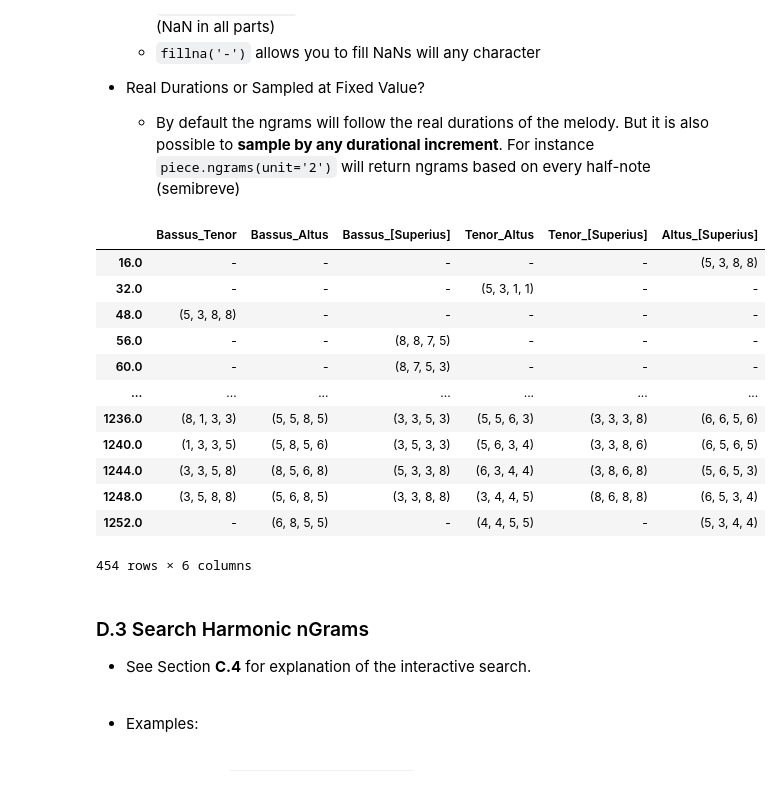
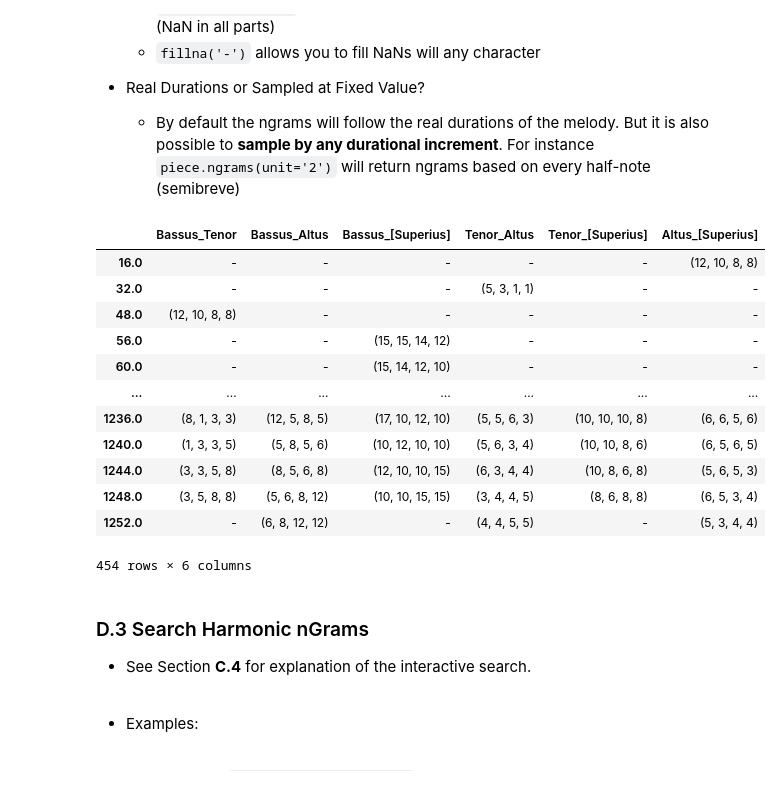
Before and after one commit to RichardFreedman/CRIM_JHUB, a Jupyter notebook: CRIM_02_Melodic_Harmonic.ipynb, the cells around one changed output. Drawn from its saved outputs; the diff is of its cells as text; code cells hidden in the pictures.

```diff
--- a/CRIM_02_Melodic_Harmonic.ipynb
+++ b/CRIM_02_Melodic_Harmonic.ipynb
@@ -383,21 +436,21 @@ piece.detailIndex(harm, offset=True)
 * Real Durations or Sampled at Fixed Value?
     * By default the ngrams will follow the real durations of the melody.  But it is also possible to **sample by any durational increment**.  For instance `piece.ngrams(unit='2')` will return ngrams based on every half-note (semibreve)
 # %%
-har = piece.harmonic(kind="d", compound=False)
+har = piece.harmonic(kind="d", compound=True)
 piece.ngrams(df=har, n=4).fillna('-')
 # %% [output]
 |  | Bassus_Tenor | Bassus_Altus | Bassus_[Superius] | Tenor_Altus | Tenor_[Superius] | Altus_[Superius] |
-| 16.0 | - | - | - | - | - | (5, 3, 8, 8) |
+| 16.0 | - | - | - | - | - | (12, 10, 8, 8) |
 | 32.0 | - | - | - | (5, 3, 1, 1) | - | - |
-| 48.0 | (5, 3, 8, 8) | - | - | - | - | - |
-| 56.0 | - | - | (8, 8, 7, 5) | - | - | - |
-| 60.0 | - | - | (8, 7, 5, 3) | - | - | - |
+| 48.0 | (12, 10, 8, 8) | - | - | - | - | - |
+| 56.0 | - | - | (15, 15, 14, 12) | - | - | - |
+| 60.0 | - | - | (15, 14, 12, 10) | - | - | - |
 | ... | ... | ... | ... | ... | ... | ... |
-| 1236.0 | (8, 1, 3, 3) | (5, 5, 8, 5) | (3, 3, 5, 3) | (5, 5, 6, 3) | (3, 3, 3, 8) | (6, 6, 5, 6) |
-| 1240.0 | (1, 3, 3, 5) | (5, 8, 5, 6) | (3, 5, 3, 3) | (5, 6, 3, 4) | (3, 3, 8, 6) | (6, 5, 6, 5) |
-| 1244.0 | (3, 3, 5, 8) | (8, 5, 6, 8) | (5, 3, 3, 8) | (6, 3, 4, 4) | (3, 8, 6, 8) | (5, 6, 5, 3) |
-| 1248.0 | (3, 5, 8, 8) | (5, 6, 8, 5) | (3, 3, 8, 8) | (3, 4, 4, 5) | (8, 6, 8, 8) | (6, 5, 3, 4) |
-| 1252.0 | - | (6, 8, 5, 5) | - | (4, 4, 5, 5) | - | (5, 3, 4, 4) |
+| 1236.0 | (8, 1, 3, 3) | (12, 5, 8, 5) | (17, 10, 12, 10) | (5, 5, 6, 3) | (10, 10, 10, 8) | (6, 6, 5, 6) |
+| 1240.0 | (1, 3, 3, 5) | (5, 8, 5, 6) | (10, 12, 10, 10) | (5, 6, 3, 4) | (10, 10, 8, 6) | (6, 5, 6, 5) |
+| 1244.0 | (3, 3, 5, 8) | (8, 5, 6, 8) | (12, 10, 10, 15) | (6, 3, 4, 4) | (10, 8, 6, 8) | (5, 6, 5, 3) |
+| 1248.0 | (3, 5, 8, 8) | (5, 6, 8, 12) | (10, 10, 15, 15) | (3, 4, 4, 5) | (8, 6, 8, 8) | (6, 5, 3, 4) |
+| 1252.0 | - | (6, 8, 12, 12) | - | (4, 4, 5, 5) | - | (5, 3, 4, 4) |
 454 rows × 6 columns
 # %% [markdown]
 ### D.3  Search Harmonic nGrams
```
Also changed, not shown: parts of 8 cells of this notebook.
